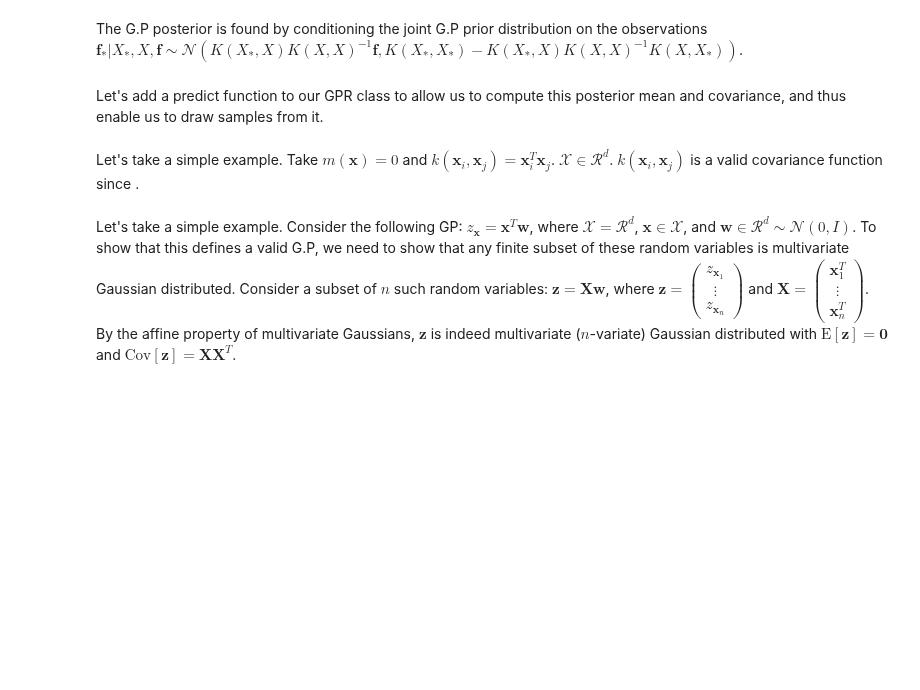
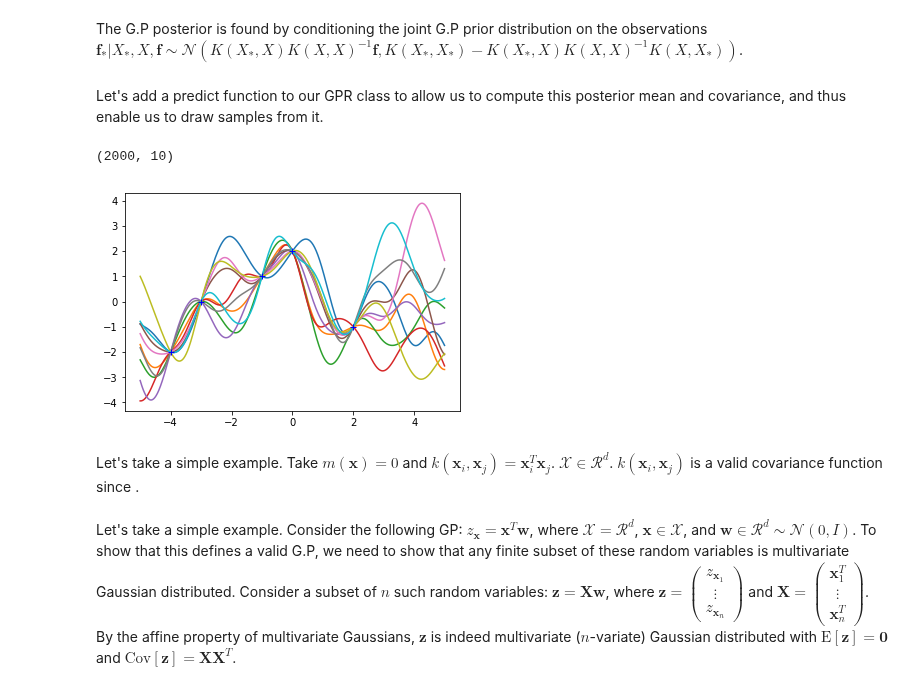
Before and after one commit to michaeloneill/GaussianProcesses, a Jupyter notebook: GPR_blog.ipynb, the cells around one changed output. Drawn from its saved outputs; the diff is of its cells as text; code cells hidden in the pictures; blank space fills up the shorter version.

Commit message:
implement sample and predict

```diff
--- a/GPR_blog.ipynb
+++ b/GPR_blog.ipynb
@@ -96,3 +134,19 @@ GPR.predict = predict
+# %%
+X_train = np.array([[-4], [-3], [-1], [0], [2]])
+y_train = np.array([-2, 0, 1, 2, -1])
+# %%
+y_sampled = gp.sample_y(X, (X_train, y_train), 10)
+# %%
+y_sampled.shape
+# %% [output]
+(2000, 10)
+# %%
+plt.plot(X, y_sampled)
+plt.plot(X_train[:, 0], y_train, 'b+')
+#plt.title('{} kernel'.format(kernel_name))
+plt.show()
+# %% [output]
+[figure, added]
 # %% [markdown]
 Let's take a simple example. Take $m(\mathbf{x})=0$ and $k(\mathbf{x}_i, \mathbf{x}_j) = \mathbf{x}_i^T\mathbf{x}_j$. $\mathcal{X} \in \mathcal{R}^d$. $k(\mathbf{x}_i, \mathbf{x}_j)$ is a valid covariance function since .
 # %% [markdown]
```
Also changed, not shown: parts of 6 cells of this notebook.
